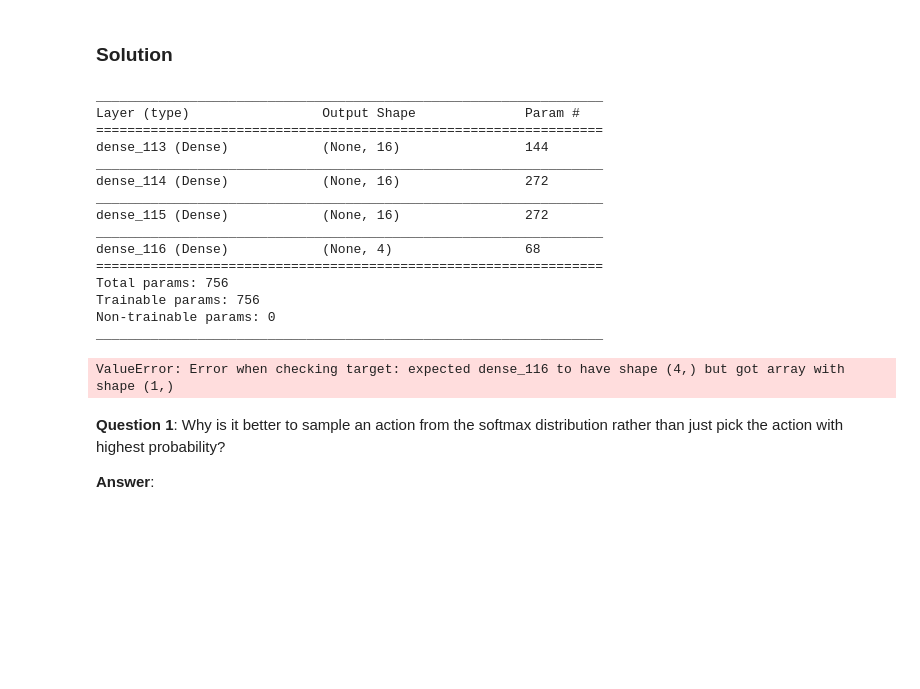
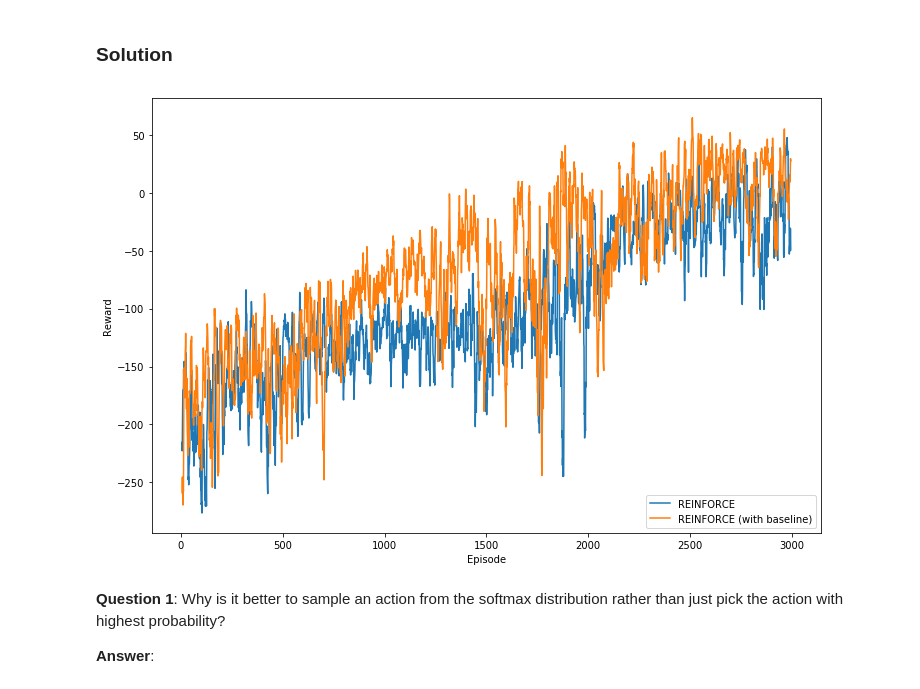
Before and after one commit to huajian1069/Artificial-Neural-Networks, a Jupyter notebook: miniproject3_2019.ipynb, the cells around one changed output. Saved outputs shown, nothing was run; the diff lists cells and outputs as text; code cells hidden in the pictures; blank space fills up the shorter version.

```diff
--- a/miniproject3_2019.ipynb
+++ b/miniproject3_2019.ipynb
@@ -203,9 +206,3 @@ def random_policy(env, observation):
 
 def heuristic_policy(env, observation):
     return heuristic(env.unwrapped, observation)
-# %%
-#observation = discrete_env.reset()
-#print(o)
-action = heuristic_policy(discrete_env, observation)
-observation, reward, done, info = discrete_env.step(action)
-type(action)
@@ -437,32 +396,17 @@ WARNING: Running any experiments with the same names (first argument in run_expe
 # %%
 from keras.layers import Activation
 from keras.models import Sequential
 from keras.layers import Dense, Conv2D, MaxPooling2D, Dropout, Flatten
 from keras.optimizers import SGD, Adam
 #Supply a filename here to load results from disk
 results = Results()
-policy_learning_rate = None
+policy_learning_rate = 0.00001
 learning_rate = 0.001
 _, _ = run_experiment("REINFORCE", discrete_env, num_episodes, learning_rate)
 episodes, _ = run_experiment("REINFORCE (with baseline)", discrete_env, num_episodes, policy_learning_rate,
                              baseline='simple')
 # %% [output]
-_________________________________________________________________
-Layer (type)                 Output Shape              Param #
-=================================================================
-dense_113 (Dense)            (None, 16)                144
-_________________________________________________________________
-dense_114 (Dense)            (None, 16)                272
-_________________________________________________________________
-dense_115 (Dense)            (None, 16)                272
-_________________________________________________________________
-dense_116 (Dense)            (None, 4)                 68
-=================================================================
-Total params: 756
-Trainable params: 756
-Non-trainable params: 0
-_________________________________________________________________
-ValueError: Error when checking target: expected dense_116 to have shape (4,) but got array with shape (1,)
+[figure, added]
 # %%
 render(episodes[-1], discrete_env)
 # %% [markdown]
```
Also changed, not shown: parts of 15 cells of this notebook.
